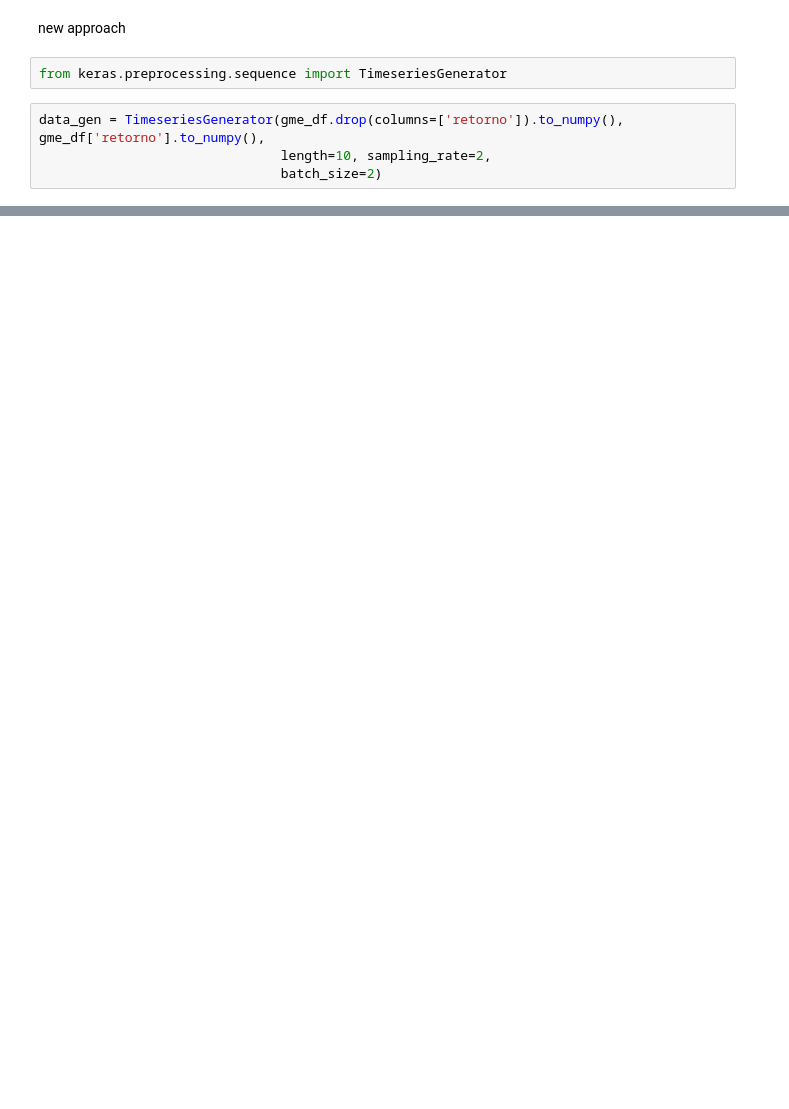
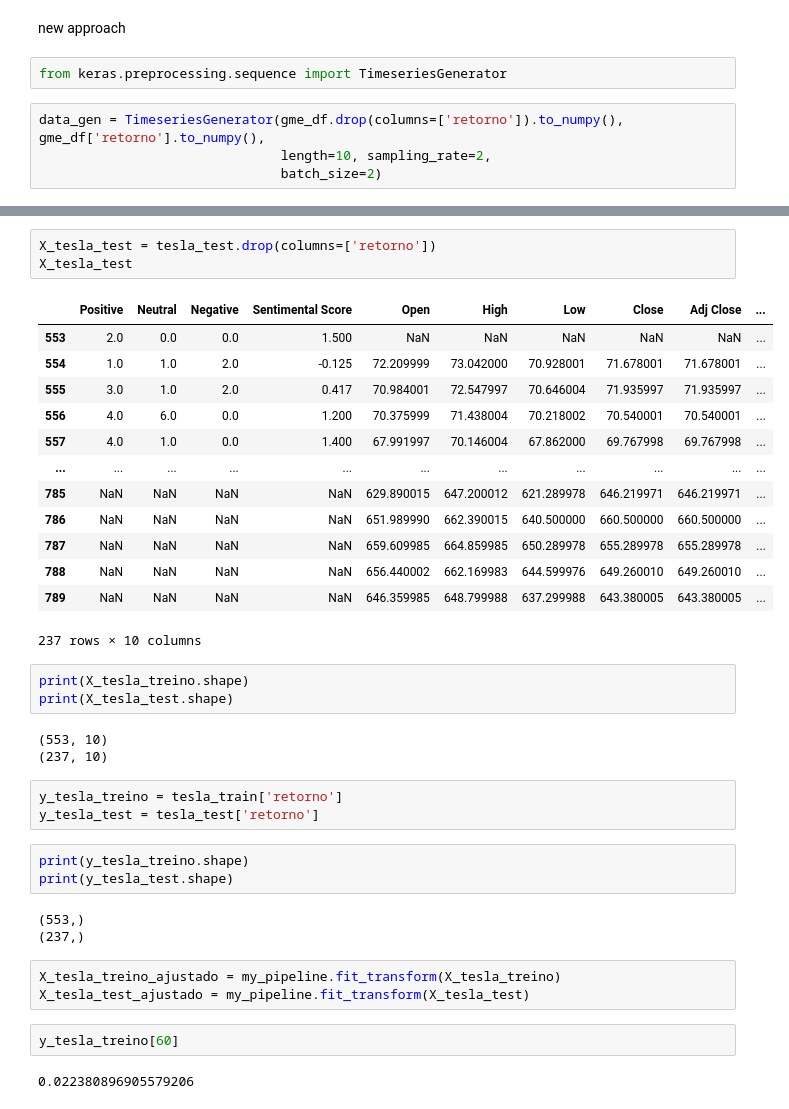
Before and after one commit to netoconcon/next_trend, a Jupyter notebook: notebooks/tanise_nuts_nuts-rnn_com_imputer.ipynb, the cells around one changed output, grey strips where cells are left out. Drawn from its saved outputs; the diff is of its cells as text; blank space fills up the shorter version.

```diff
--- a/notebooks/tanise_nuts_nuts-rnn_com_imputer.ipynb
+++ b/notebooks/tanise_nuts_nuts-rnn_com_imputer.ipynb
@@ -335,0 +290,39 @@ ValueError: Failed to find data adapter that can handle input: <class 'keras.pre
+# %%
+X_tesla_test = tesla_test.drop(columns=['retorno'])
+X_tesla_test
+# %% [output]
+|  | Positive | Neutral | Negative | Sentimental Score | Open | High | Low | Close | Adj Close | ... |
+| 553 | 2.0 | 0.0 | 0.0 | 1.500 | NaN | NaN | NaN | NaN | NaN | ... |
+| 554 | 1.0 | 1.0 | 2.0 | -0.125 | 72.209999 | 73.042000 | 70.928001 | 71.678001 | 71.678001 | ... |
+| 555 | 3.0 | 1.0 | 2.0 | 0.417 | 70.984001 | 72.547997 | 70.646004 | 71.935997 | 71.935997 | ... |
+| 556 | 4.0 | 6.0 | 0.0 | 1.200 | 70.375999 | 71.438004 | 70.218002 | 70.540001 | 70.540001 | ... |
+| 557 | 4.0 | 1.0 | 0.0 | 1.400 | 67.991997 | 70.146004 | 67.862000 | 69.767998 | 69.767998 | ... |
+| ... | ... | ... | ... | ... | ... | ... | ... | ... | ... | ... |
+| 785 | NaN | NaN | NaN | NaN | 629.890015 | 647.200012 | 621.289978 | 646.219971 | 646.219971 | ... |
+| 786 | NaN | NaN | NaN | NaN | 651.989990 | 662.390015 | 640.500000 | 660.500000 | 660.500000 | ... |
+| 787 | NaN | NaN | NaN | NaN | 659.609985 | 664.859985 | 650.289978 | 655.289978 | 655.289978 | ... |
+| 788 | NaN | NaN | NaN | NaN | 656.440002 | 662.169983 | 644.599976 | 649.260010 | 649.260010 | ... |
+| 789 | NaN | NaN | NaN | NaN | 646.359985 | 648.799988 | 637.299988 | 643.380005 | 643.380005 | ... |
+237 rows × 10 columns
+# %%
+print(X_tesla_treino.shape)
+print(X_tesla_test.shape)
+# %% [output]
+(553, 10)
+(237, 10)
+# %%
+y_tesla_treino = tesla_train['retorno']
+y_tesla_test = tesla_test['retorno']
+# %%
+print(y_tesla_treino.shape)
+print(y_tesla_test.shape)
+# %% [output]
+(553,)
+(237,)
+# %%
+X_tesla_treino_ajustado = my_pipeline.fit_transform(X_tesla_treino)
+X_tesla_test_ajustado = my_pipeline.fit_transform(X_tesla_test)
+# %%
+y_tesla_treino[60]
+# %% [output]
+0.022380896905579206
```
Also changed, not shown: parts of 44 cells of this notebook, 1 other file.
